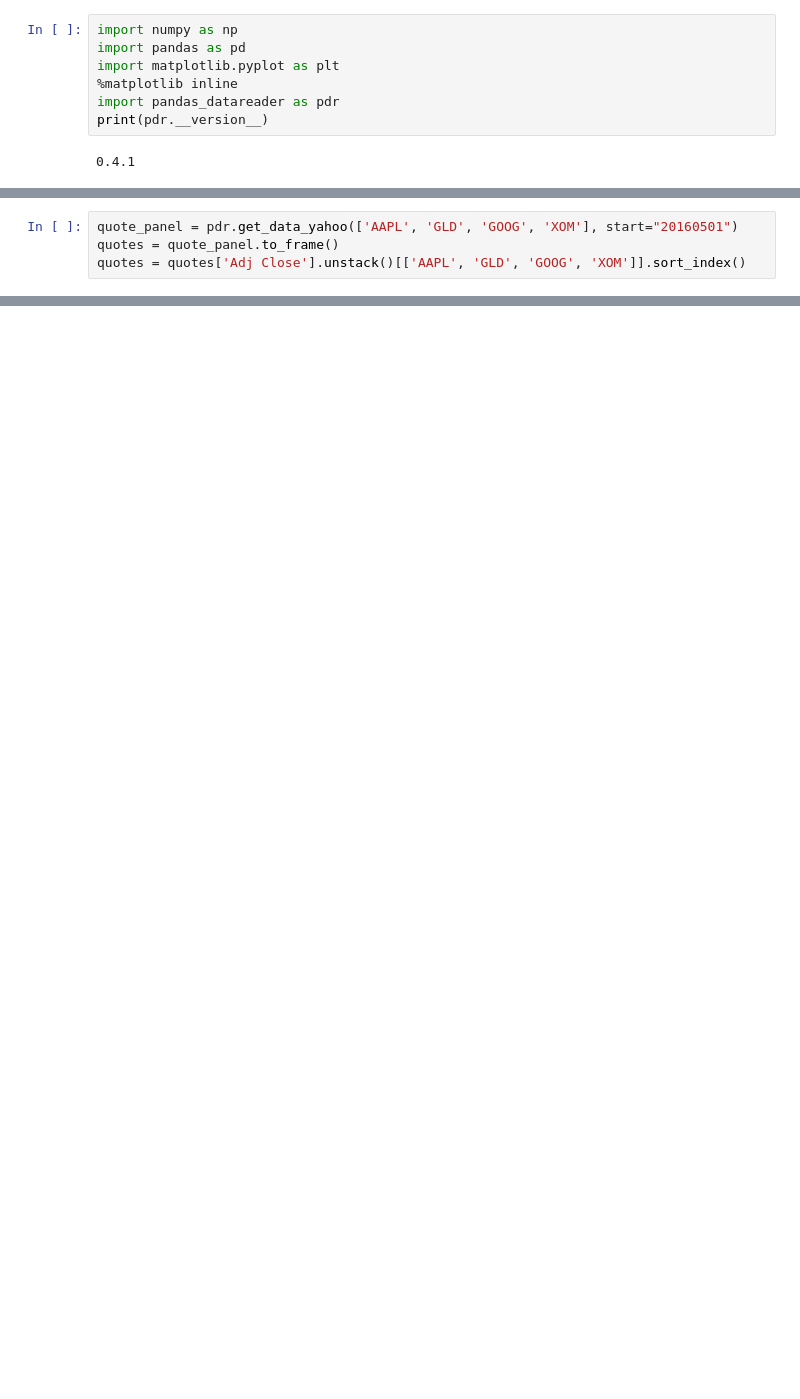
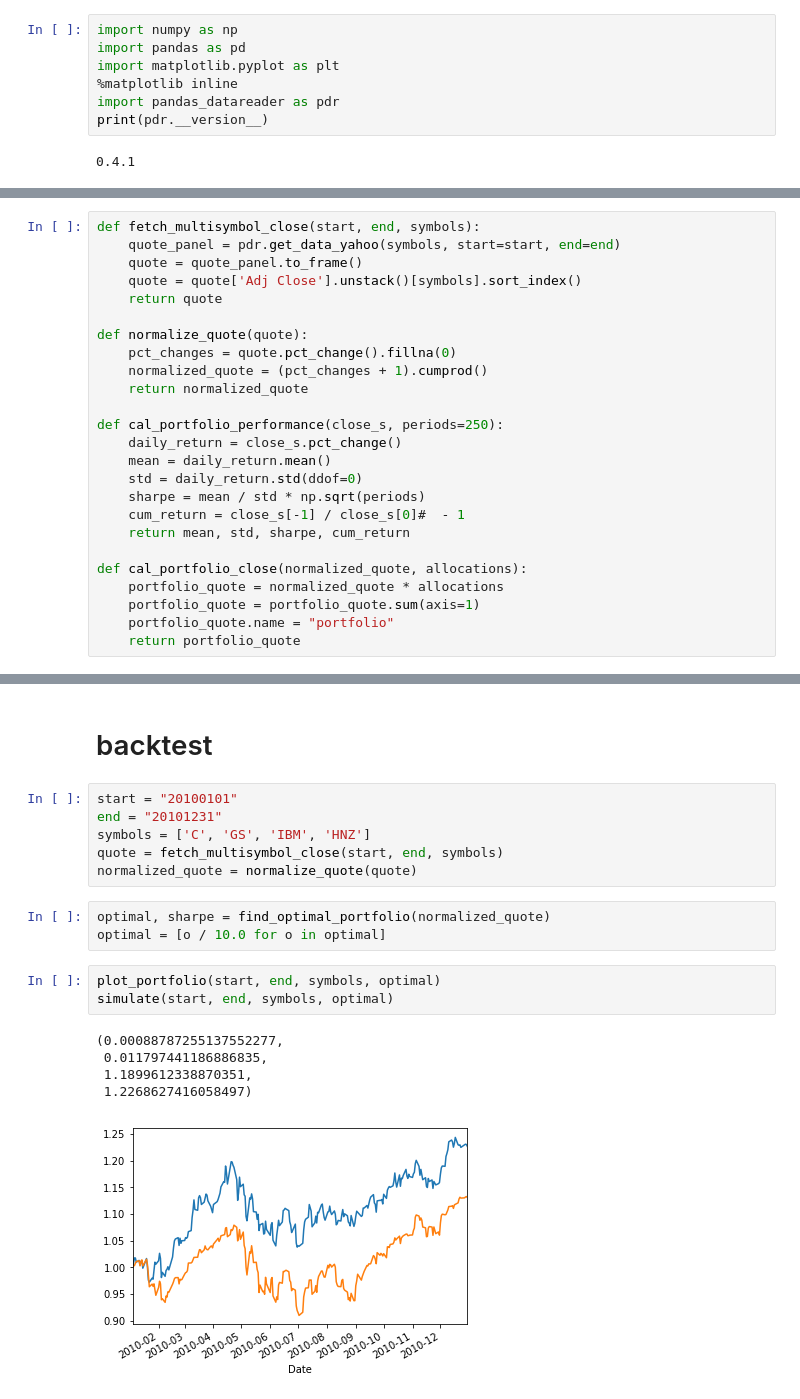
Before and after one commit to chrischen3121/notes, a Jupyter notebook: finance/cal_portfolio.ipynb, the cells around one changed output, grey strips where cells are left out. Saved outputs shown, nothing was run; the diff lists cells and outputs as text; blank space fills up the shorter version.

```diff
--- a/finance/cal_portfolio.ipynb
+++ b/finance/cal_portfolio.ipynb
@@ -37,4 +9,0 @@ simulate("20110101", "20111231", ['AAPL', 'GLD', 'GOOG', 'XOM'], [0.4, 0.4, 0.0,
-# %%
-quote_panel = pdr.get_data_yahoo(['AAPL', 'GLD', 'GOOG', 'XOM'], start="20160501")
-quotes = quote_panel.to_frame()
-quotes = quotes['Adj Close'].unstack()[['AAPL', 'GLD', 'GOOG', 'XOM']].sort_index()
@@ -50,0 +10,25 @@ quotes.pct_change().plot(kind="scatter", x="GOOG", y="XOM")
+# %%
+def fetch_multisymbol_close(start, end, symbols):
+    quote_panel = pdr.get_data_yahoo(symbols, start=start, end=end)
+    quote = quote_panel.to_frame()
+    quote = quote['Adj Close'].unstack()[symbols].sort_index()
+    return quote
+
+def normalize_quote(quote):
+    pct_changes = quote.pct_change().fillna(0)
+    normalized_quote = (pct_changes + 1).cumprod()
+    return normalized_quote
+
+def cal_portfolio_performance(close_s, periods=250):
+    daily_return = close_s.pct_change()
+    mean = daily_return.mean()
+    std = daily_return.std(ddof=0)
+    sharpe = mean / std * np.sqrt(periods)
+    cum_return = close_s[-1] / close_s[0]#  - 1
+    return mean, std, sharpe, cum_return
+
+def cal_portfolio_close(normalized_quote, allocations):
+    portfolio_quote = normalized_quote * allocations
+    portfolio_quote = portfolio_quote.sum(axis=1)
+    portfolio_quote.name = "portfolio"
+    return portfolio_quote
@@ -50,0 +69,20 @@ quotes.pct_change().plot(kind="scatter", x="GOOG", y="XOM")
+# %% [markdown]
+# backtest
+# %%
+start = "20100101"
+end = "20101231"
+symbols = ['C', 'GS', 'IBM', 'HNZ']
+quote = fetch_multisymbol_close(start, end, symbols)
+normalized_quote = normalize_quote(quote)
+# %%
+optimal, sharpe = find_optimal_portfolio(normalized_quote)
+optimal = [o / 10.0 for o in optimal]
+# %%
+plot_portfolio(start, end, symbols, optimal)
+simulate(start, end, symbols, optimal)
+# %% [output]
+(0.00088787255137552277,
+ 0.011797441186886835,
+ 1.1899612338870351,
+ 1.2268627416058497)
+[figure, added]
```
Also changed, not shown: parts of 8 cells of this notebook.
